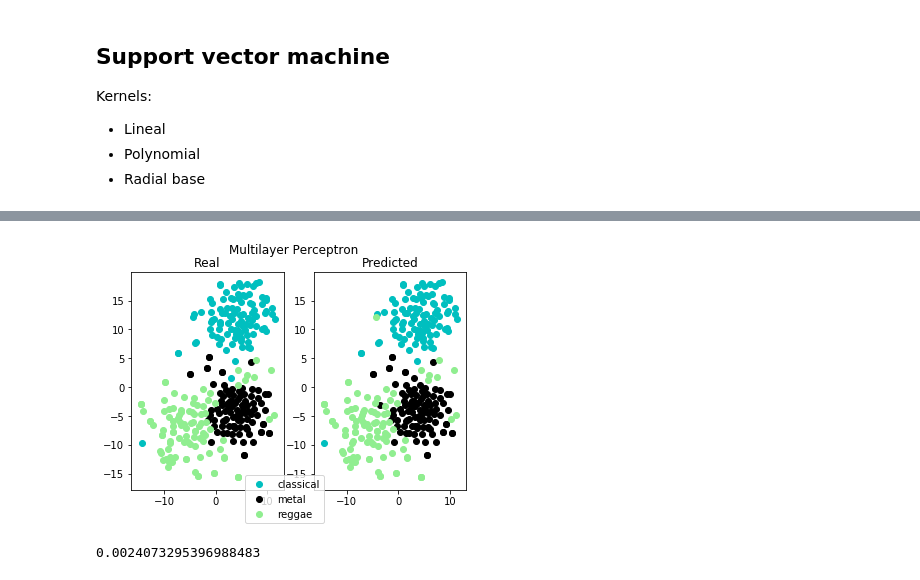
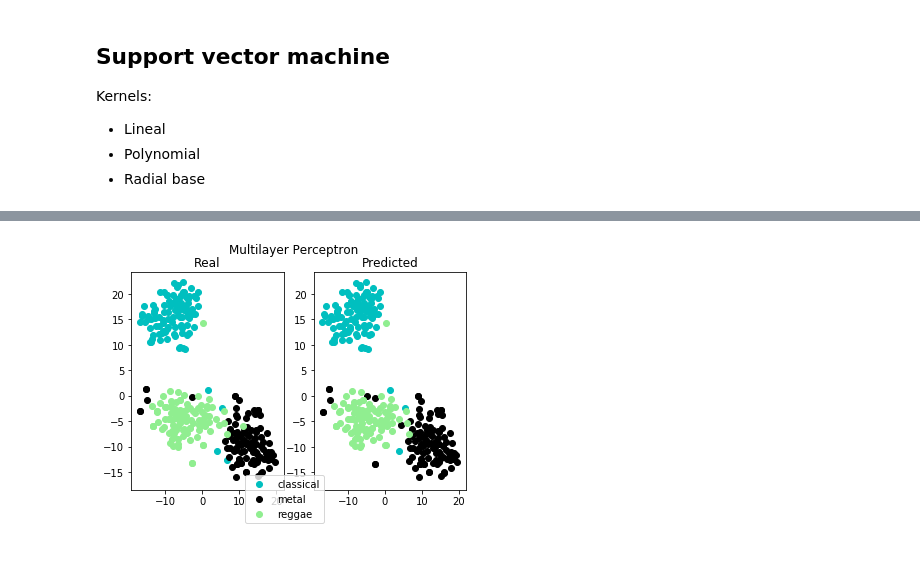
Before and after one commit to iurregog/MusicExploration, a Jupyter notebook: Timbral_Features_supervised_learning3different.ipynb, the cells around one changed output, grey strips where cells are left out. Cells and saved outputs as stored; diff of their text form; code cells hidden in the pictures.

```diff
--- a/Timbral_Features_supervised_learning3different.ipynb
+++ b/Timbral_Features_supervised_learning3different.ipynb
@@ -260,13 +306,16 @@ learning_rate, activation = 0.2, 'relu'
 error = 0
 # Choose best performance with combinations of activations and learning rate
 for act in ['relu','tanh','logistic']:
-    for lr in [0.002,0.005,0.009,0.008]:
-        nn =  MLPClassifier(hidden_layer_sizes=(100,100,100,100,100),activation=act, learning_rate_init=lr)
-        nn.fit(X_train,y_train)
-        err = np.sum(nn.predict(X_val) == y_val)/len(y_val)
-        print(act,lr,err)
-        if(err > error):
-            learning_rate, activation, error = lr,act,err
-nn =  MLPClassifier(hidden_layer_sizes=(100,100,100,100,100),activation=activation, learning_rate_init=learning_rate)
+    for lr in [0.0002,0.0001,0.0009,0.005]:
+        for slvr in ['sgd', 'adam']:
+            for lr_type in ['constant','adaptive']:
+                nn =  MLPClassifier(hidden_layer_sizes=(100,100,100,100,100),activation=act, learning_rate_init=lr,solver=slvr,learning_rate=lr_type)
+                nn.fit(X_train,y_train)
+                err = np.sum(nn.predict(X_val) == y_val)/len(y_val)
+                print(act,lr,err)
+                if(err > error):
+                    learning_rate, activation, error,solver,lrate = lr,act,err,slvr,lr_type
+
+nn =  MLPClassifier(hidden_layer_sizes=(100,100,100,100,100),activation=activation, learning_rate_init=learning_rate,solver=solver,learning_rate=lrate,max_iter=400)
 nn.fit(X_train,y_train)
 # %% [output]
@@ -302,0 +342,19 @@ Error: 5.000000000000004 %
+# %%
+clf = nn
+
+print(clf.get_params())
+Results[5,2]=nn.fit(X_train,y_train)
+
+plot_confusion_matrix(clf,X_train,y_train)
+err = np.sum(clf.predict(X_train) == y_train)/len(y_train)
+Results[5,0]=str((1-err)*100)+"%"
+print("Error train:",(1-err)*100,"%")
+
+plot_confusion_matrix(clf,X_test,y_test)
+err = np.sum(clf.predict(X_test) == y_test)/len(y_test)
+Results[5,1]=str((1-err)*100)+"%"
+print("Error test:",(1-err)*100,"%")
+
+pred = clf.predict(X_test)
+wrong_songs = wrong_predictions(pred,y_test,check_test)
+print("Songs that were wrong labeled:",wrong_songs)
@@ -307,7 +372,6 @@ plotgenres(Xe_test,y_test,pred,"Multilayer Perceptron (test)")
 # %%
-pred = nn.predict(X_norm)
+pred = clf.predict(X_norm)
 plotgenres(Xe,target,pred,"Multilayer Perceptron")
-print(nn.loss_)
+#print(clf.loss_)
 # %% [output]
-[figure, old version]
+[figure, new version]
-0.0024073295396988483
```
Also changed, not shown: parts of 32 cells of this notebook.
